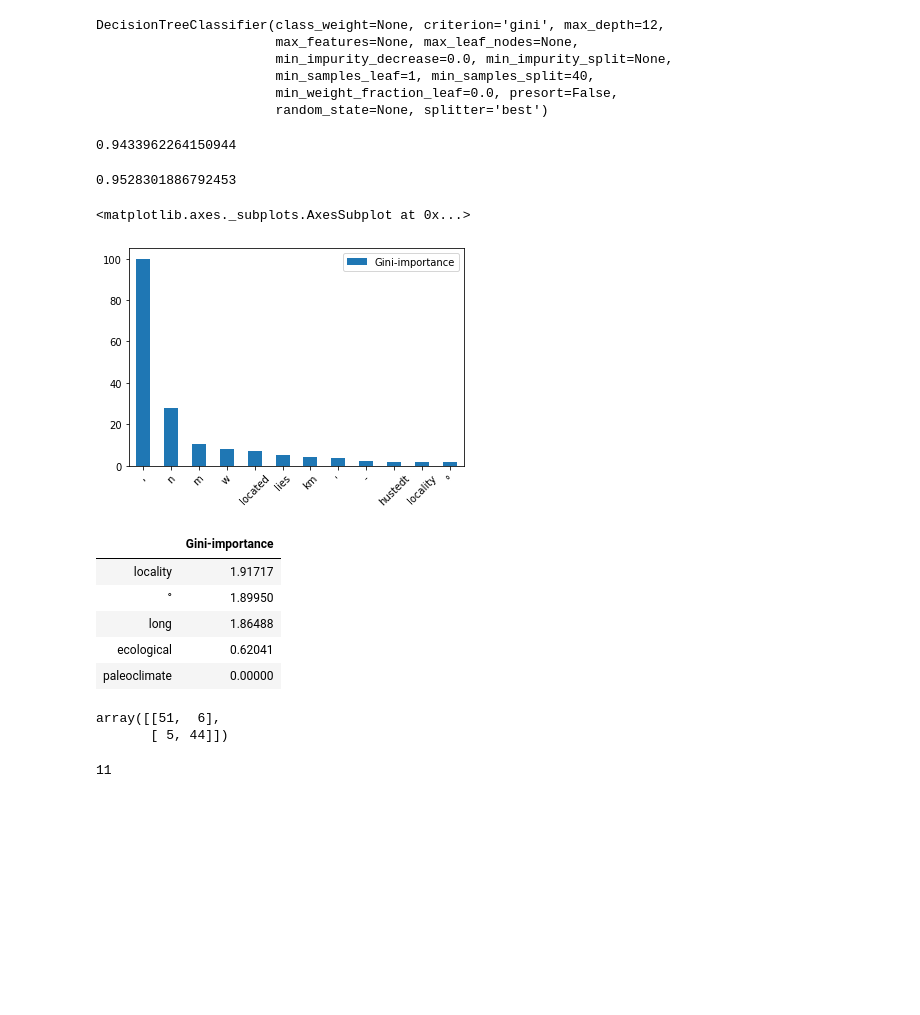
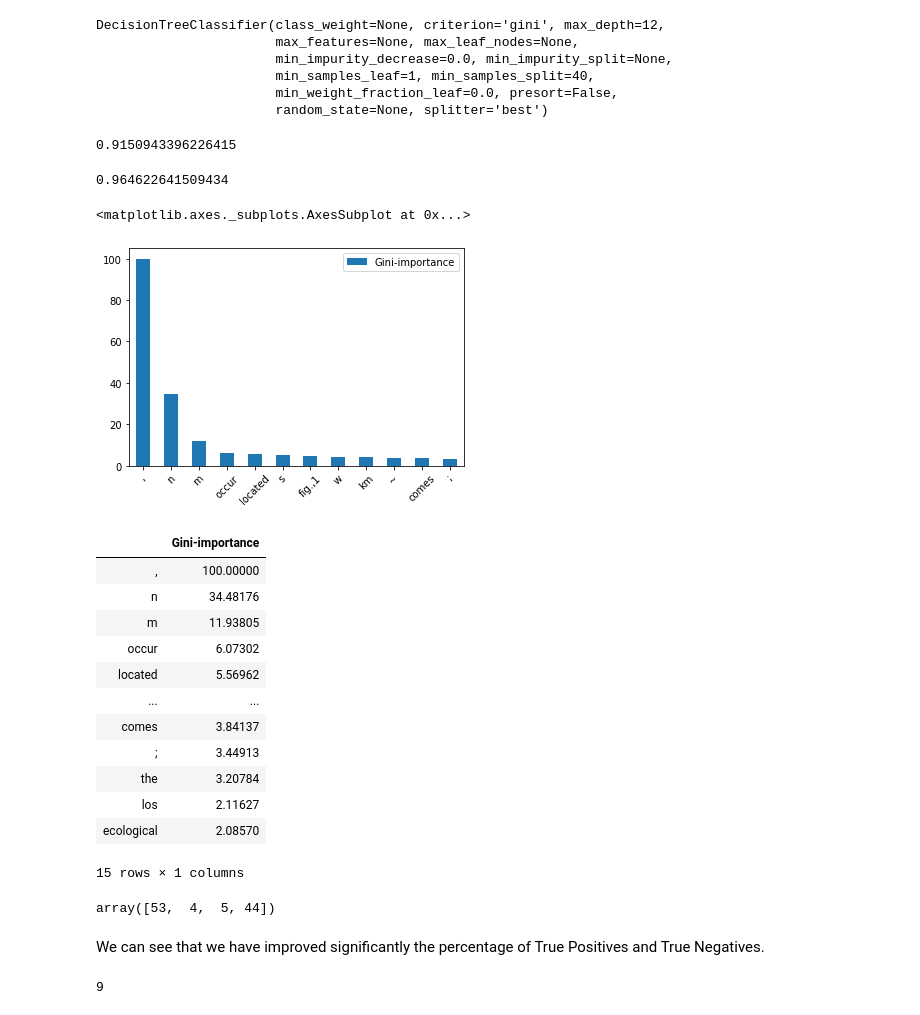
Before and after one commit to throughput-ec/UnacquiredSites, a Jupyter notebook: Modelling_Coords.ipynb, the cells around one changed output. Saved outputs shown, nothing was run; the diff lists cells and outputs as text; code cells hidden in the pictures; blank space fills up the shorter version.

```diff
--- a/Modelling_Coords.ipynb
+++ b/Modelling_Coords.ipynb
@@ -67,5 +64,3 @@ def prepare_data(data = data):
-# %%
-X_train, y_train, X_test, y_test, data = prepare_data()
 # %% [markdown]
 Let's try to fit into different models to see which one renders the best performance. Take into consideration that this model will eventually be escalated to a bigger amount of data.
 # %%
@@ -306,11 +301,11 @@ DecisionTreeClassifier(class_weight=None, criterion='gini', max_depth=12,
 # %%
 clf.score(X_test, y_test)
 # %% [output]
-0.9433962264150944
+0.9150943396226415
 # %%
 clf.score(X_train, y_train)
 # %% [output]
-0.9528301886792453
+0.964622641509434
 # %%
 # See which features are considered important
 f_imp = clf.feature_importances_
@@ -326,26 +321,33 @@ importances = pd.DataFrame.from_dict(feats, orient='index').rename(columns={0: '
 importances.sort_values(by='Gini-importance', ascending=False)[:12].plot(kind='bar', rot=45)
 # %% [output]
 <matplotlib.axes._subplots.AxesSubplot at 0x...>
-[figure, old version]
+[figure, new version]
 # %%
-importances.sort_values(by='Gini-importance', ascending = False)[10:15]
+importances.sort_values(by='Gini-importance', ascending = False)[0:15]
 # %% [output]
 |  | Gini-importance |
-| locality | 1.91717 |
-| ° | 1.89950 |
-| long | 1.86488 |
-| ecological | 0.62041 |
-| paleoclimate | 0.00000 |
+| , | 100.00000 |
+| n | 34.48176 |
+| m | 11.93805 |
+| occur | 6.07302 |
+| located | 5.56962 |
+| ... | ... |
+| comes | 3.84137 |
+| ; | 3.44913 |
+| the | 3.20784 |
+| los | 2.11627 |
+| ecological | 2.08570 |
+15 rows × 1 columns
 # %%
-from sklearn.metrics import confusion_matrix
-Y_pred = clf.predict(X_test)
-confusion_matrix(y_test, Y_pred)
+y_pred = clf.predict(X_test)
+confusion_matrix(y_test, y_pred).ravel()
 # %% [output]
-array([[51,  6],
-       [ 5, 44]])
+array([53,  4,  5, 44])
+# %% [markdown]
+We can see that we have improved significantly the percentage of True Positives and True Negatives.
 # %%
 Y_pred = clf.predict(X_test)
 mse = sum((Y_pred - y_test)**2)
 mse
 # %% [output]
-11
+9
```
Also changed, not shown: parts of 18 cells of this notebook.
